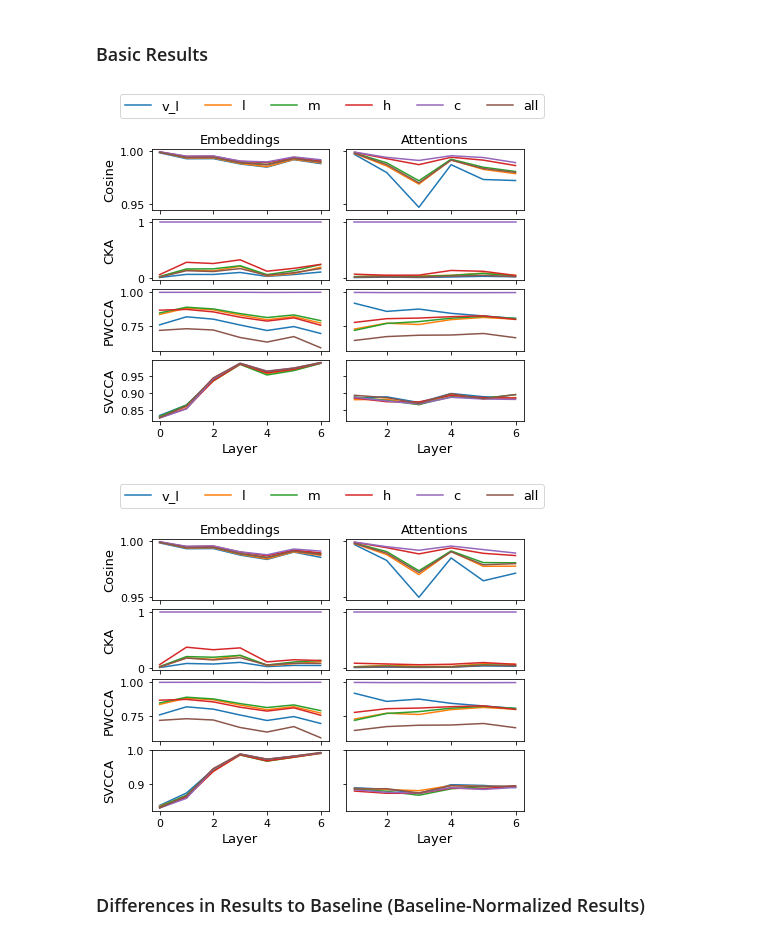
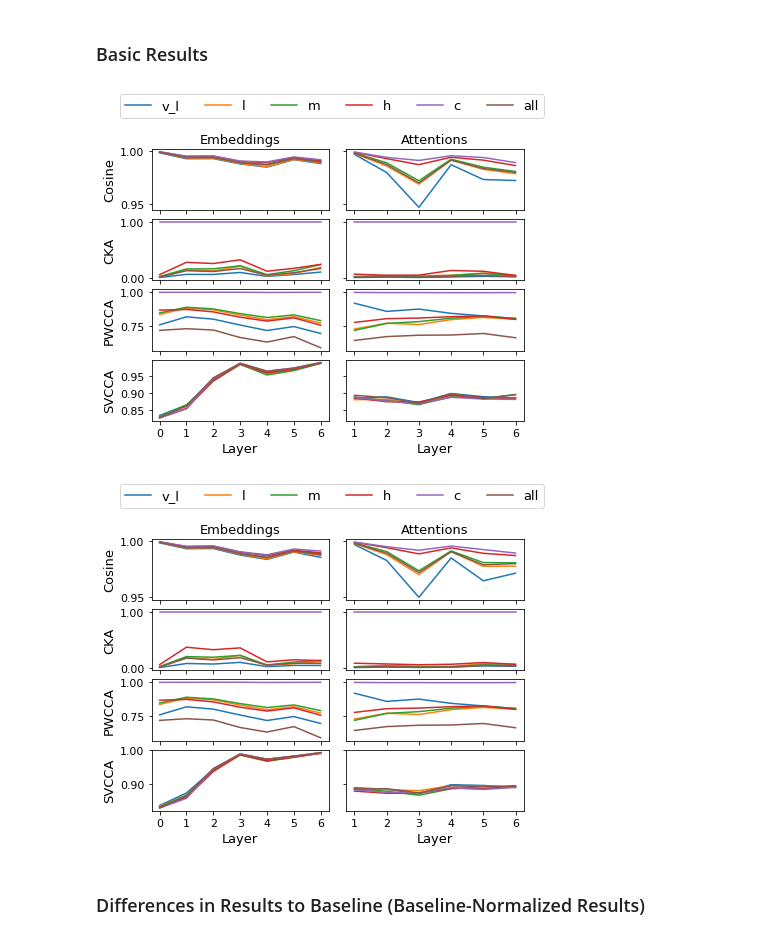
Before and after one commit to estarz14/whisper_inclusivity, a Jupyter notebook: notebooks/Results_Comparison.ipynb, the cells around one changed output. Drawn from its saved outputs; the diff is of its cells as text; code cells hidden in the pictures.

```diff
--- a/notebooks/Results_Comparison.ipynb
+++ b/notebooks/Results_Comparison.ipynb
@@ -34,6 +38,7 @@ def plot_sims_both(sims_embs, sims_atts, severities, title):
     fig.set_figwidth(480*px)
     fig.set_figheight(5)
     fs = 13
+
 
 
     y = ["Cosine", "CKA", "PWCCA", "SVCCA"]
@@ -51,8 +56,11 @@ def plot_sims_both(sims_embs, sims_atts, severities, title):
         if i == 3:
             ax[i][0].set_xlabel("Layer", fontsize=fs)
             ax[i][1].set_xlabel("Layer", fontsize=fs)
+        ax[i][0].set_xticks(range(0,7))
+        ax[i][1].set_xticks(range(1,7))
         ax[i][0].tick_params(axis='both', which='major', labelsize=fs-2)
         ax[i][1].tick_params(axis='both', which='major', labelsize=fs-2)
+        ax[i][0].yaxis.set_major_formatter(FormatStrFormatter('%.2f'))
 
 
     plt.figlegend(handles,labels,fontsize=fs,loc='upper center', bbox_to_anchor=(0.5, 1.05), ncols=6)
@@ -526,13 +550,14 @@ svccas_c_att = {
 ### Basic Results
 # %%
 severities = ["v_l", "l", "m", "h","c","all"]
+fs=13
 sims_emb = [cosines_c_emb["pt"], ckas_c_emb["pt"], pwccas_c_emb["pt"], svccas_c_emb["pt"]]
 sims_att = [cosines_c_att["pt"], ckas_c_att["pt"], pwccas_c_att["pt"], svccas_c_att["pt"]]
 title = "comp-hd-pt"
 plt.rcParams["axes.prop_cycle"] = plt.cycler("color", plt.cm.tab10.colors)
 plot_sims_both(sims_emb,sims_att, severities, title)
 # %% [output]
-[figure, old version]
+[figure, new version]
 # %%
 severities = ["v_l", "l", "m", "h","c","all"]
 sims_emb = [cosines_c_emb["ft"], ckas_c_emb["ft"], pwccas_c_emb["ft"], svccas_c_emb["ft"]]
@@ -541,7 +566,7 @@ title = "comp-hd-ft"
 plt.rcParams["axes.prop_cycle"] = plt.cycler("color", plt.cm.tab10.colors)
 plot_sims_both(sims_emb,sims_att, severities, title)
 # %% [output]
-[figure, old version]
+[figure, new version]
 # %% [markdown]
 ### Differences in Results to Baseline (Baseline-Normalized Results)
 # %%
```
Also changed, not shown: parts of 21 cells of this notebook, 3 other files.
